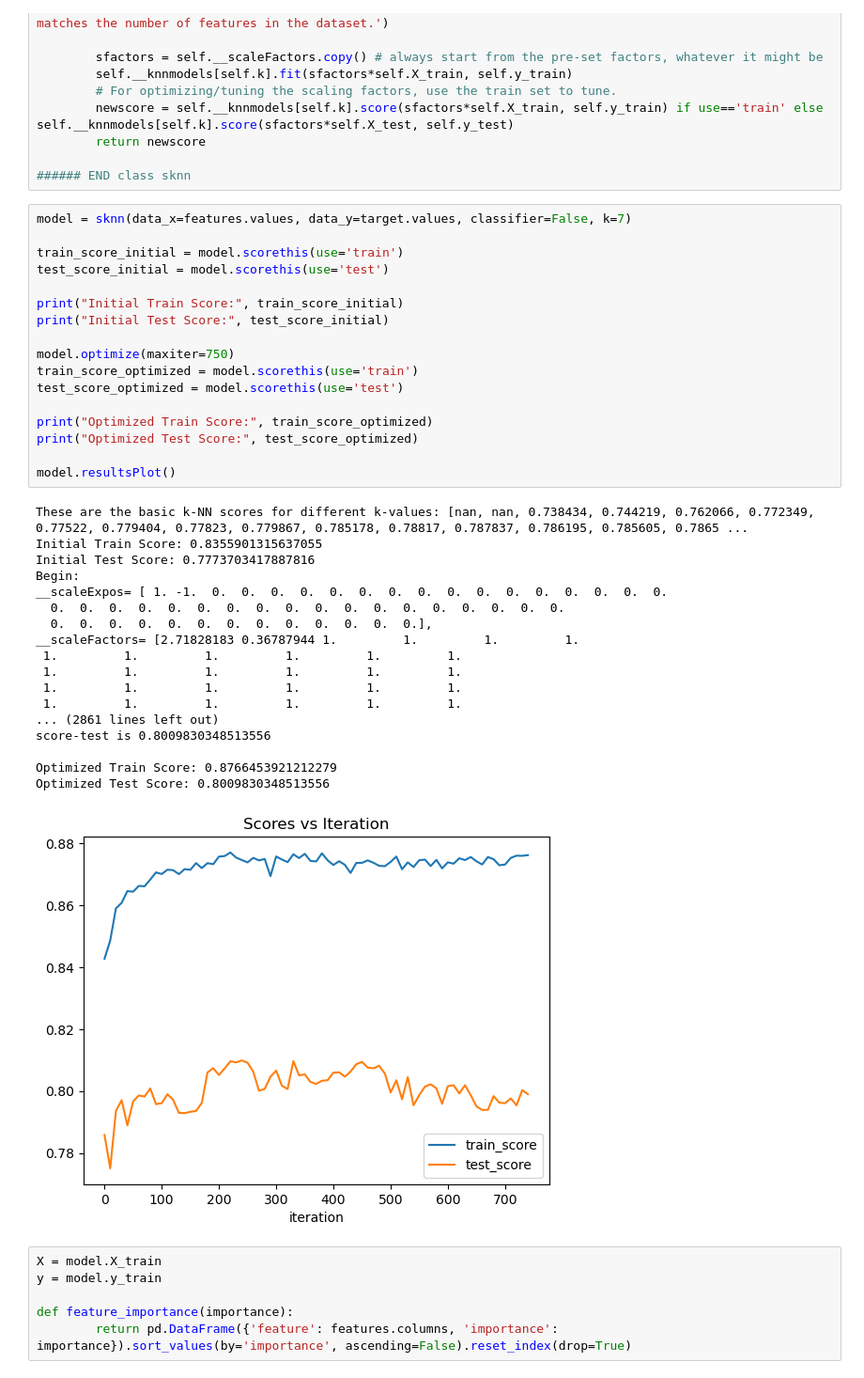
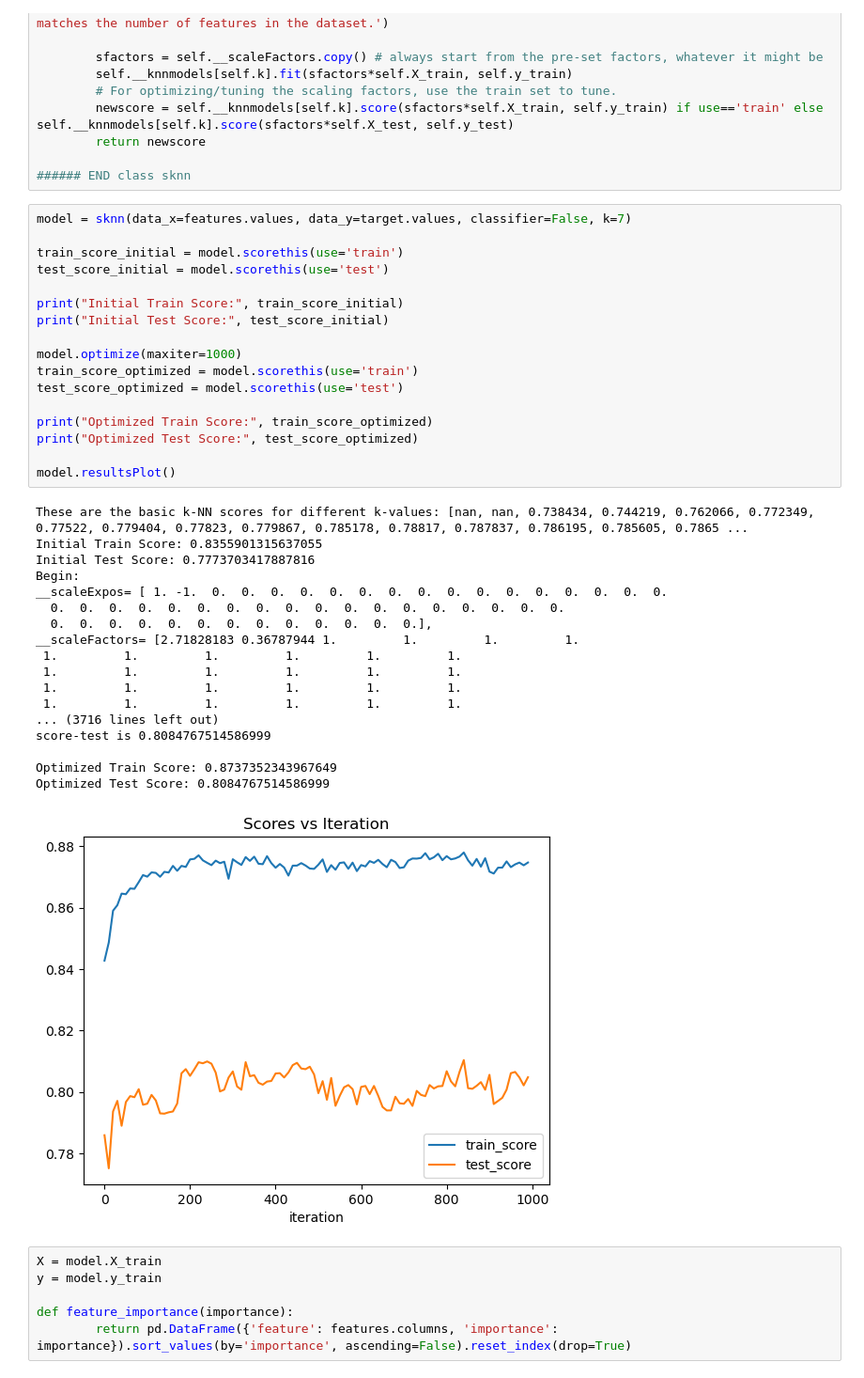
Before and after one commit to yezhiheng0811/37000-final-project, a Jupyter notebook: ml final.ipynb, the cells around one changed output. Shown at 94% size. Drawn from its saved outputs; the diff is of its cells as text.

```diff
--- a/ml final.ipynb
+++ b/ml final.ipynb
@@ -418,39 +419,39 @@ class sknn:
 # %%
 model = sknn(data_x=features.values, data_y=target.values, classifier=False, k=7)
 
 train_score_initial = model.scorethis(use='train')
 test_score_initial = model.scorethis(use='test')
 
 print("Initial Train Score:", train_score_initial)
 print("Initial Test Score:", test_score_initial)
 
-model.optimize(maxiter=750)
+model.optimize(maxiter=1000)
 train_score_optimized = model.scorethis(use='train')
 test_score_optimized = model.scorethis(use='test')
 
 print("Optimized Train Score:", train_score_optimized)
 print("Optimized Test Score:", test_score_optimized)
 
 model.resultsPlot()
 # %% [output]
 These are the basic k-NN scores for different k-values: [nan, nan, 0.738434, 0.744219, 0.762066, 0.772349, 0.77522, 0.779404, 0.77823, 0.779867, 0.785178, 0.78817, 0.787837, 0.786195, 0.785605, 0.7865 ...
 Initial Train Score: 0.8355901315637055
 Initial Test Score: 0.7773703417887816
 Begin:
 __scaleExpos= [ 1. -1.  0.  0.  0.  0.  0.  0.  0.  0.  0.  0.  0.  0.  0.  0.  0.  0.
   0.  0.  0.  0.  0.  0.  0.  0.  0.  0.  0.  0.  0.  0.  0.  0.  0.  0.
   0.  0.  0.  0.  0.  0.  0.  0.  0.  0.  0.  0.  0.],
 __scaleFactors= [2.71828183 0.36787944 1.         1.         1.         1.
  1.         1.         1.         1.         1.         1.
  1.         1.         1.         1.         1.         1.
  1.         1.         1.         1.         1.         1.
  1.         1.         1.         1.         1.         1.
-... (2861 lines left out)
-score-test is 0.8009830348513556
+... (3716 lines left out)
+score-test is 0.8084767514586999
 
-Optimized Train Score: 0.8766453921212279
-Optimized Test Score: 0.8009830348513556
+Optimized Train Score: 0.8737352343967649
+Optimized Test Score: 0.8084767514586999
-[figure, old version]
+[figure, new version]
 # %%
 X = model.X_train
 y = model.y_train
```
Also changed, not shown: parts of 11 cells of this notebook.
